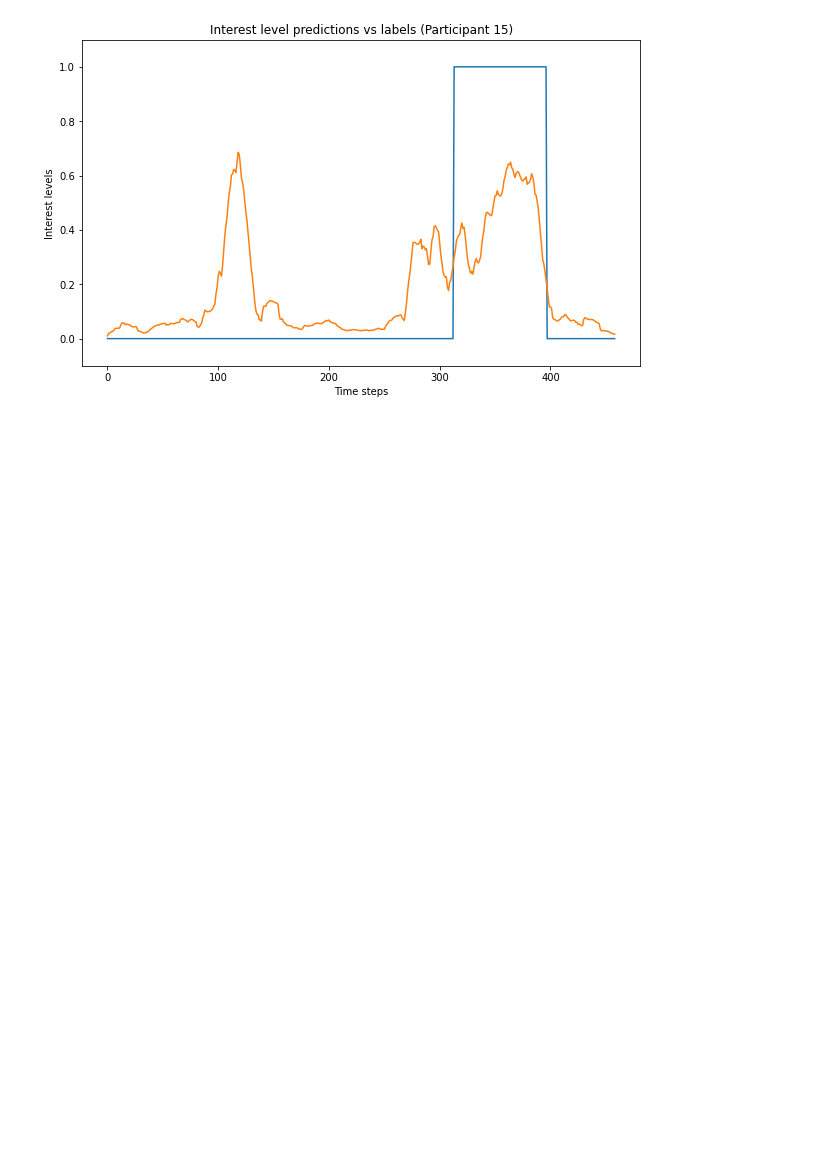
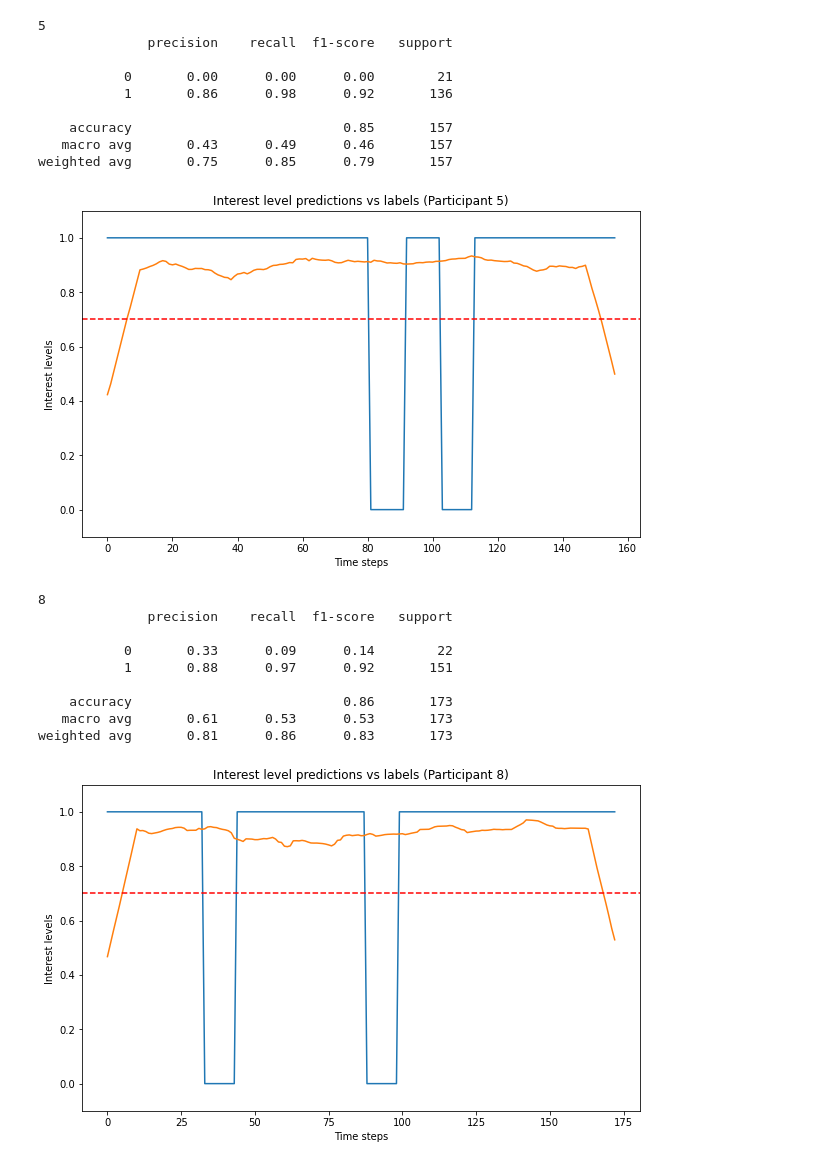
Before and after one commit to ramon284/Interest-predictor, a Jupyter notebook: zpredict.ipynb, the cells around one changed output. Cells and saved outputs as stored; diff of their text form; code cells hidden in the pictures; blank space fills up the shorter version.

Commit message:
predict

```diff
--- a/zpredict.ipynb
+++ b/zpredict.ipynb
@@ -539,31 +551,60 @@ def smooth_data(data, window_size, method='average'):
         raise ValueError(f"Unknown method: {method}")
     return smoothed_data
 # %%
-temptest = "finaldata_500/15.csv"
+test_indices = [5, 8, 15, 17, 23, 32, 37]
+for ind in test_indices:
+    temptest = f"finaldata_{250}/{ind}.csv"
 
-chunked_df = preprocess_and_chunk(temptest, chunk_size)
-otherDF = chunked_df.copy(deep=True)
-otherDF = otherDF.drop(columns=['Label', 'Frame'])
-otherDF = otherDF.fillna(otherDF.median())
-y_pred_proba = svm_clf.predict_proba(otherDF)
+    chunked_df = preprocess_and_chunk(temptest, chunk_size)
+    otherDF = chunked_df.copy(deep=True)
+    otherDF = otherDF.drop(columns=['Label', 'Frame'])
+    otherDF = otherDF.fillna(otherDF.median())
 
-temp = []
-for x in y_pred_proba:
-    temp.append(x[1])
-temp = smooth_data(temp, 15)
+    y_pred_proba = svm_clf.predict_proba(otherDF)
+    y_pred = svm_clf.predict(otherDF)
+    realLabels = chunked_df['Label'].tolist()
 
-import matplotlib.pyplot as plt
+    print(f"{ind}\n{classification_report(realLabels, y_pred)}")
 
-plt.figure(figsize=(10,6))
-plt.plot(chunked_df.index, chunked_df['Label'])
-plt.plot(range(len(temp)), temp, label='temp')
-#plt.axhline(0.5, color='r', linestyle='--', label='Threshold')
+    # for x,y in zip(y_pred_proba, y_pred):
+    #     print(round(x[1],2),y)
+
+    temp = []
+    for x in y_pred_proba:
+        temp.append(x[1])
+    temp = smooth_data(temp, 20)
+
+    import matplotlib.pyplot as plt
+
+    plt.figure(figsize=(10,6))
+    plt.plot(chunked_df.index, chunked_df['Label'])
+    plt.plot(range(len(temp)), temp, label='temp')
+    plt.axhline(0.7, color='r', linestyle='--', label='Threshold')
 
 
-plt.xlabel('Time steps')
-plt.ylabel('Interest levels')
-plt.title('Interest level predictions vs labels (Participant 15)')
-plt.ylim([-0.1, 1.1])  # this ensures that the y-axis is scaled appropriately for binary data
-plt.show()
+    plt.xlabel('Time steps')
+    plt.ylabel('Interest levels')
+    plt.title(f'Interest level predictions vs labels (Participant {ind})')
+    plt.ylim([-0.1, 1.1])  # this ensures that the y-axis is scaled appropriately for binary data
+    plt.show()
 # %% [output]
+5
+              precision    recall  f1-score   support
+
+           0       0.00      0.00      0.00        21
+           1       0.86      0.98      0.92       136
+
+    accuracy                           0.85       157
+   macro avg       0.43      0.49      0.46       157
+weighted avg       0.75      0.85      0.79       157
-[figure, old version]
+[figure, new version]
+8
+              precision    recall  f1-score   support
+
+           0       0.33      0.09      0.14        22
+           1       0.88      0.97      0.92       151
+
+    accuracy                           0.86       173
+   macro avg       0.61      0.53      0.53       173
+weighted avg       0.81      0.86      0.83       173
+[figure, added]
```
Also changed, not shown: parts of 12 cells of this notebook, 6 other files.
